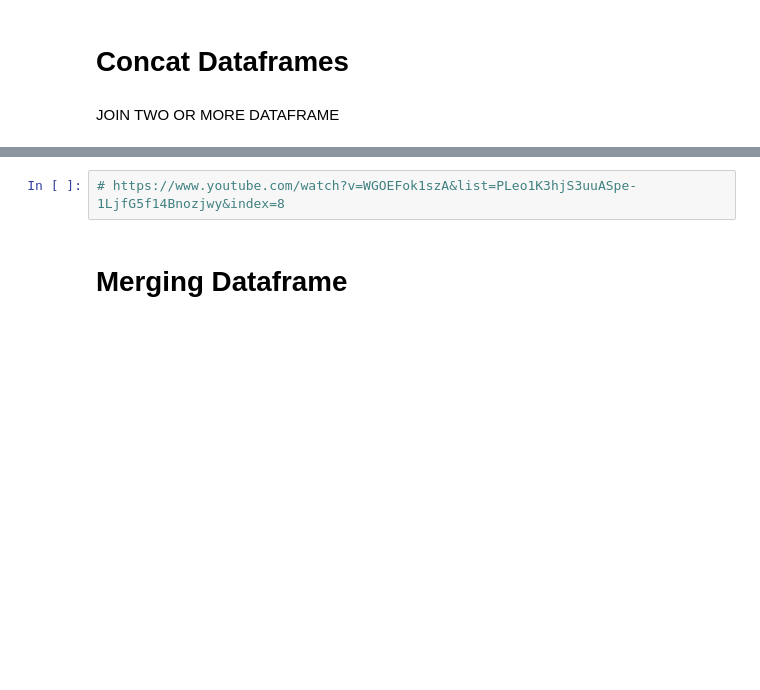
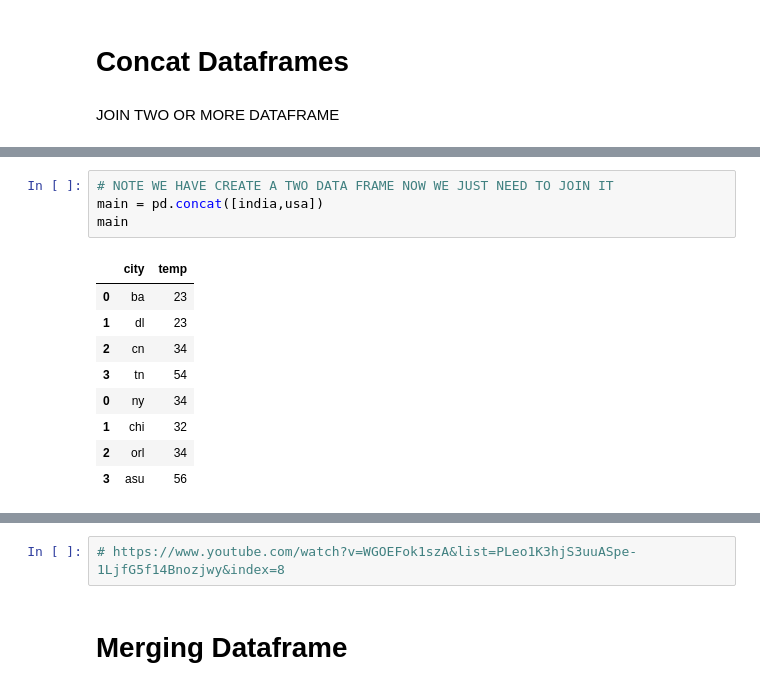
Before and after one commit to hsnaidu/basics, a Jupyter notebook: data_science/pandas-cheatsheet.ipynb, the cells around one changed output, grey strips where cells are left out. Saved outputs shown, nothing was run; the diff lists cells and outputs as text; blank space fills up the shorter version.

```diff
--- a/data_science/pandas-cheatsheet.ipynb
+++ b/data_science/pandas-cheatsheet.ipynb
@@ -909,0 +892,14 @@ weather.loc["one"] # i can even further add one more dataframe
+# %%
+# NOTE WE HAVE CREATE A TWO DATA FRAME NOW WE JUST NEED TO JOIN IT
+main = pd.concat([india,usa])
+main
+# %% [output]
+|  | city | temp |
+| 0 | ba | 23 |
+| 1 | dl | 23 |
+| 2 | cn | 34 |
+| 3 | tn | 54 |
+| 0 | ny | 34 |
+| 1 | chi | 32 |
+| 2 | orl | 34 |
+| 3 | asu | 56 |
```
Also changed, not shown: parts of 18 cells of this notebook.
